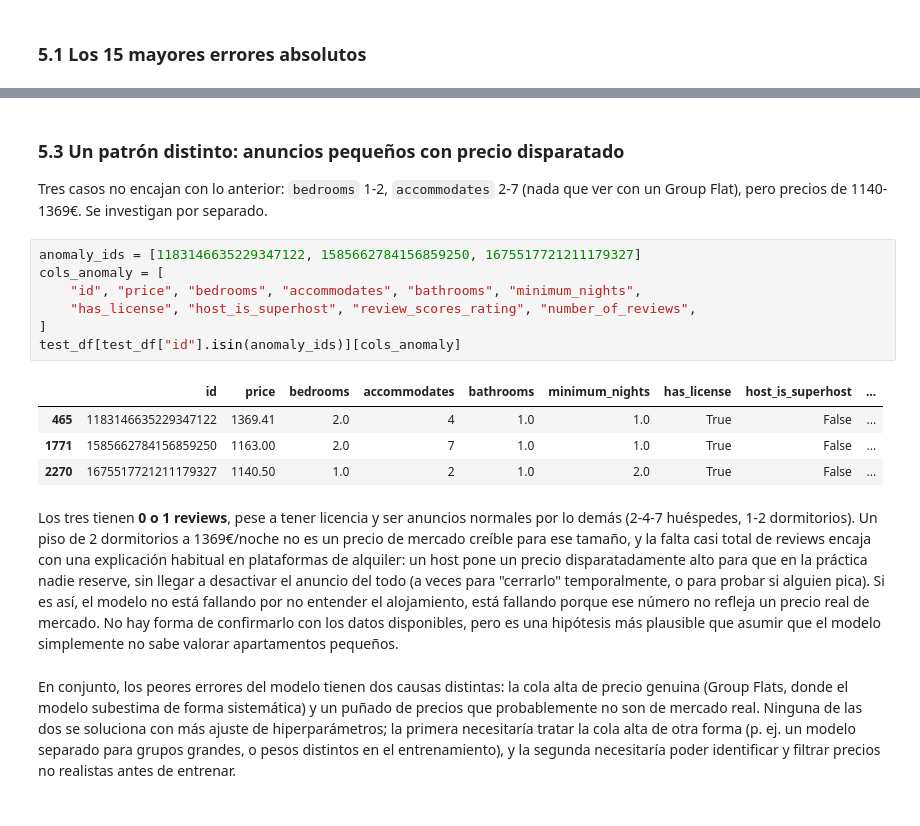
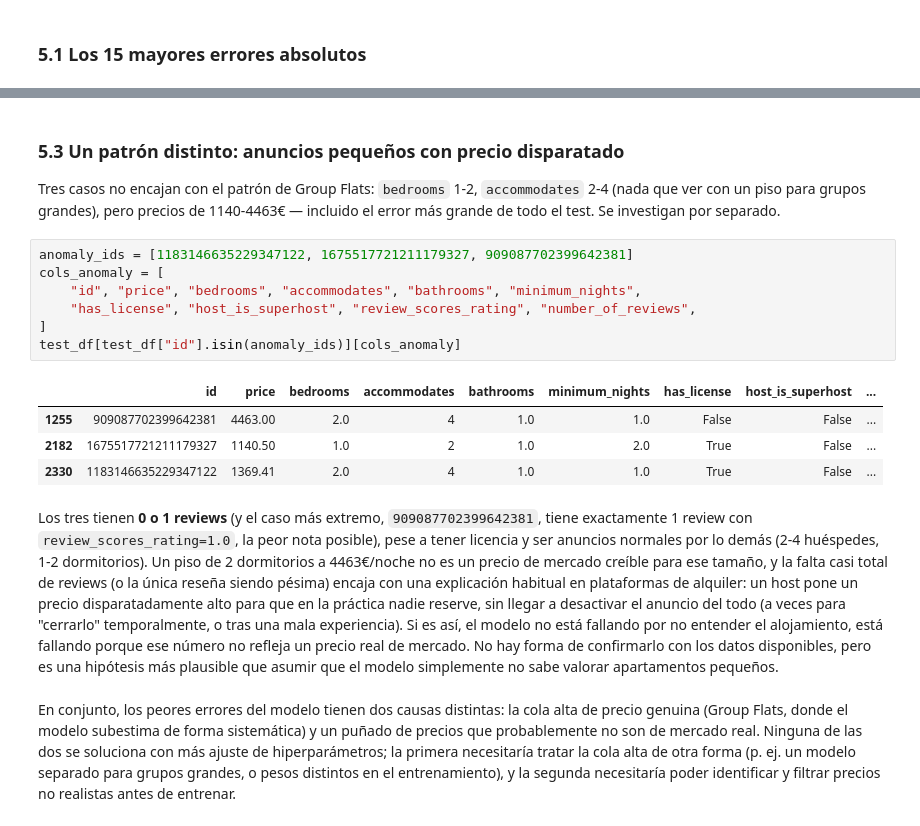
Before and after one commit to yagocoll/Airbnb, a Jupyter notebook: notebooks/models/03_model_evaluation.ipynb, the cells around one changed output, grey strips where cells are left out. Cells and saved outputs as stored; diff of their text form.

```diff
--- a/notebooks/models/03_model_evaluation.ipynb
+++ b/notebooks/models/03_model_evaluation.ipynb
@@ -265,21 +273,21 @@ worst
 # %% [markdown]
 ### 5.3 Un patrón distinto: anuncios pequeños con precio disparatado
 
-Tres casos no encajan con lo anterior: `bedrooms` 1-2, `accommodates` 2-7 (nada que ver con un Group Flat), pero precios de 1140-1369€. Se investigan por separado.
+Tres casos no encajan con el patrón de Group Flats: `bedrooms` 1-2, `accommodates` 2-4 (nada que ver con un piso para grupos grandes), pero precios de 1140-4463€ — incluido el error más grande de todo el test. Se investigan por separado.
 # %%
-anomaly_ids = [1183146635229347122, 1585662784156859250, 1675517721211179327]
+anomaly_ids = [1183146635229347122, 1675517721211179327, 909087702399642381]
 cols_anomaly = [
     "id", "price", "bedrooms", "accommodates", "bathrooms", "minimum_nights",
     "has_license", "host_is_superhost", "review_scores_rating", "number_of_reviews",
 ]
 test_df[test_df["id"].isin(anomaly_ids)][cols_anomaly]
 # %% [output]
 |  | id | price | bedrooms | accommodates | bathrooms | minimum_nights | has_license | host_is_superhost | ... |
-| 465 | 1183146635229347122 | 1369.41 | 2.0 | 4 | 1.0 | 1.0 | True | False | ... |
-| 1771 | 1585662784156859250 | 1163.00 | 2.0 | 7 | 1.0 | 1.0 | True | False | ... |
-| 2270 | 1675517721211179327 | 1140.50 | 1.0 | 2 | 1.0 | 2.0 | True | False | ... |
+| 1255 | 909087702399642381 | 4463.00 | 2.0 | 4 | 1.0 | 1.0 | False | False | ... |
+| 2182 | 1675517721211179327 | 1140.50 | 1.0 | 2 | 1.0 | 2.0 | True | False | ... |
+| 2330 | 1183146635229347122 | 1369.41 | 2.0 | 4 | 1.0 | 1.0 | True | False | ... |
 # %% [markdown]
-Los tres tienen **0 o 1 reviews**, pese a tener licencia y ser anuncios normales por lo demás (2-4-7 huéspedes, 1-2 dormitorios). Un piso de 2 dormitorios a 1369€/noche no es un precio de mercado creíble para ese tamaño, y la falta casi total de reviews encaja con una explicación habitual en plataformas de alquiler: un host pone un precio disparatadamente alto para que en la práctica nadie reserve, sin llegar a desactivar el anuncio del todo (a veces para "cerrarlo" temporalmente, o para probar si alguien pica). Si es así, el modelo no está fallando por no entender el alojamiento, está fallando porque ese número no refleja un precio real de mercado. No hay forma de confirmarlo con los datos disponibles, pero es una hipótesis más plausible que asumir que el modelo simplemente no sabe valorar apartamentos pequeños.
+Los tres tienen **0 o 1 reviews** (y el caso más extremo, `909087702399642381`, tiene exactamente 1 review con `review_scores_rating=1.0`, la peor nota posible), pese a tener licencia y ser anuncios normales por lo demás (2-4 huéspedes, 1-2 dormitorios). Un piso de 2 dormitorios a 4463€/noche no es un precio de mercado creíble para ese tamaño, y la falta casi total de reviews (o la única reseña siendo pésima) encaja con una explicación habitual en plataformas de alquiler: un host pone un precio disparatadamente alto para que en la práctica nadie reserve, sin llegar a desactivar el anuncio del todo (a veces para "cerrarlo" temporalmente, o tras una mala experiencia). Si es así, el modelo no está fallando por no entender el alojamiento, está fallando porque ese número no refleja un precio real de mercado. No hay forma de confirmarlo con los datos disponibles, pero es una hipótesis más plausible que asumir que el modelo simplemente no sabe valorar apartamentos pequeños.
 # %% [markdown]
 En conjunto, los peores errores del modelo tienen dos causas distintas: la cola alta de precio genuina (Group Flats, donde el modelo subestima de forma sistemática) y un puñado de precios que probablemente no son de mercado real. Ninguna de las dos se soluciona con más ajuste de hiperparámetros; la primera necesitaría tratar la cola alta de otra forma (p. ej. un modelo separado para grupos grandes, o pesos distintos en el entrenamiento), y la segunda necesitaría poder identificar y filtrar precios no realistas antes de entrenar.
 # %% [markdown]
```
Also changed, not shown: parts of 27 cells of this notebook, 11 other files.
